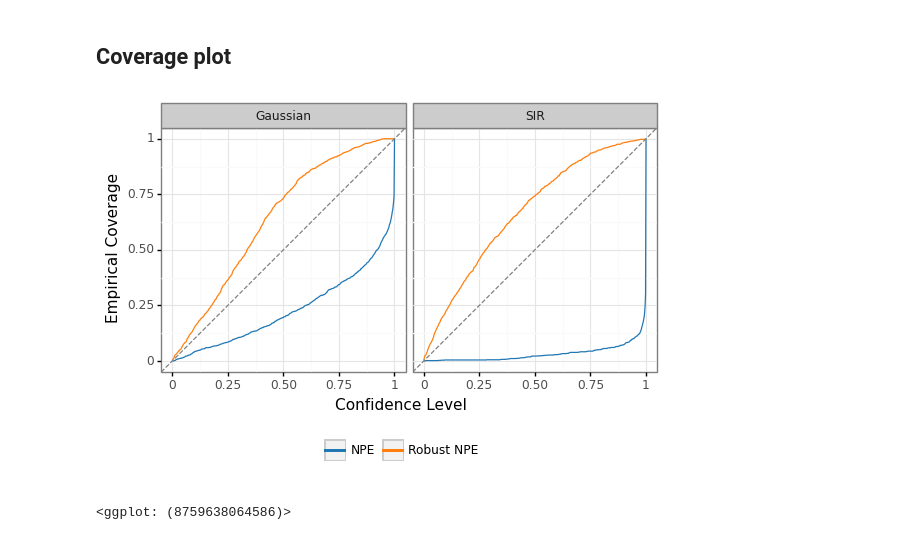
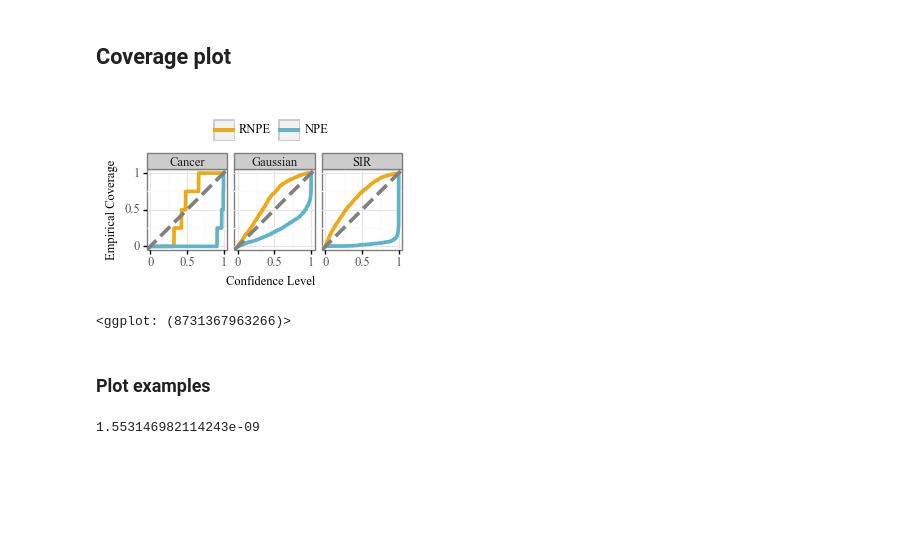
Before and after one commit to danielward27/rnpe, a Jupyter notebook: scripts/plot_results.ipynb, the cells around one changed output. Drawn from its saved outputs; the diff is of its cells as text; code cells hidden in the pictures; blank space fills up the shorter version.

Commit message:
Add basic cancer example

```diff
--- a/scripts/plot_results.ipynb
+++ b/scripts/plot_results.ipynb
@@ -30,13 +41,14 @@ for task in results.keys():
 # %%
 df_list = []
 
-for task in ["fraziergaussian", "sirsde"]:
-    for method in methods:
+for task in task_names:
+    for method in pretty_method_names.keys():
         task_em_res = [res[method] for res in results[task]]
         metrics = {k: [res[k] for res in task_em_res] for k in ["log_prob_theta*", "hpd"]}
-        metrics["Task"] = pretty_task_name[task]
-        metrics["Method"] = method
+        metrics["Task"] = pretty_task_names[task]
+        metrics["Method"] = pretty_method_names[method]
         df_list.append(pd.DataFrame(metrics))
 
 df = pd.concat(df_list)
+df["Method"] = pd.Categorical(df["Method"], categories=["RNPE", "NPE"])
 df = df.reset_index(drop=True)
@@ -69,16 +84,15 @@ plt.savefig("../results/plots/log_prob_theta_true.png", bbox_inches="tight", dpi
 # %%
 import numpy as np
 
-confidence_level = np.linspace(0, 1, 501)
+confidence_level = np.linspace(0, 1, 1001)
 
 cov_df_list = []
-for task in pretty_task_name.values():
-    for method in methods:
+for task in pretty_task_names.values():
+    for method in pretty_method_names.values():
         coverage = []
         for level in confidence_level:
             hpd_subset = df["hpd"][(df["Task"] == task) & (df["Method"] == method)]
             coverage.append(sum(hpd_subset/100 <= level)/len(hpd_subset))
-
 
         cov_df_list.append(
             pd.DataFrame({
@@ -90,25 +104,34 @@ for task in pretty_task_name.values():
         )
 cov_df = pd.concat(cov_df_list)
 cov_df = cov_df.reset_index(drop=True)
+cov_df = cov_df.drop_duplicates()
+cov_df["Method"] = pd.Categorical(cov_df["Method"], categories=["RNPE", "NPE"])
 # %%
-
-p = (
+from plotnine import scale_x_continuous, scale_y_continuous, element_rect, element_blank
+txt = element_text(family="Times New Roman", size=9)
+cov_p = (
     ggplot(aes(x="Confidence Level", y="Empirical Coverage", colour="Method"), data=cov_df) +
     facet_wrap("~Task", nrow=1) +
-    geom_line() +
-    scale_colour_manual(values=["tab:blue", "tab:orange"]) +
-    geom_abline(slope=1, intercept=0, linetype="dashed", color="grey") +
+    geom_line(size=1.5) +
+    scale_colour_manual(values=palette) +
+    geom_abline(slope=1, intercept=0, size=1.5, linetype="dashed", color="grey") +
     theme_bw() +
     coord_fixed() +
+    scale_x_continuous(breaks=[0, 0.5, 1]) +
+    scale_y_continuous(breaks=[0, 0.5, 1]) +
     theme(
         legend_title=element_blank(),
-        legend_position="bottom",
-        legend_box_spacing=.5,
-        strip_text_x = element_text(margin={'t': 10, 'b': 8})
+        legend_position = "top", # (0.22, 0.7),
+        legend_box_spacing=-.35,
+        strip_text_x = element_text(
+            margin={'t': 15, 'b': 10}),
+        text=txt, title=txt, axis_title=txt, strip_text=txt,
+        figure_size=(5.5*(3/5), 3),
+        legend_background=element_blank()
         )
 )
-p.save("../results/plots/coverage.png", dpi=300, width=8, height=6, units="in")
-p
+cov_p.save("../results/plots/coverage.png", dpi=300)
+cov_p
 # %% [output]
-[figure, old version]
+[figure, new version]
-<ggplot: (8759638064586)>
+<ggplot: (8731367963266)>
@@ -123,0 +138,2 @@ p
+# %% [markdown]
+### Plot examples
@@ -123,0 +210,6 @@ p
+# %%
+from scipy.stats.distributions import poisson
+
+poisson.cdf(1000, 1200)
+# %% [output]
+1.553146982114243e-09
```
Also changed, not shown: parts of 13 cells of this notebook, 9 other files.
